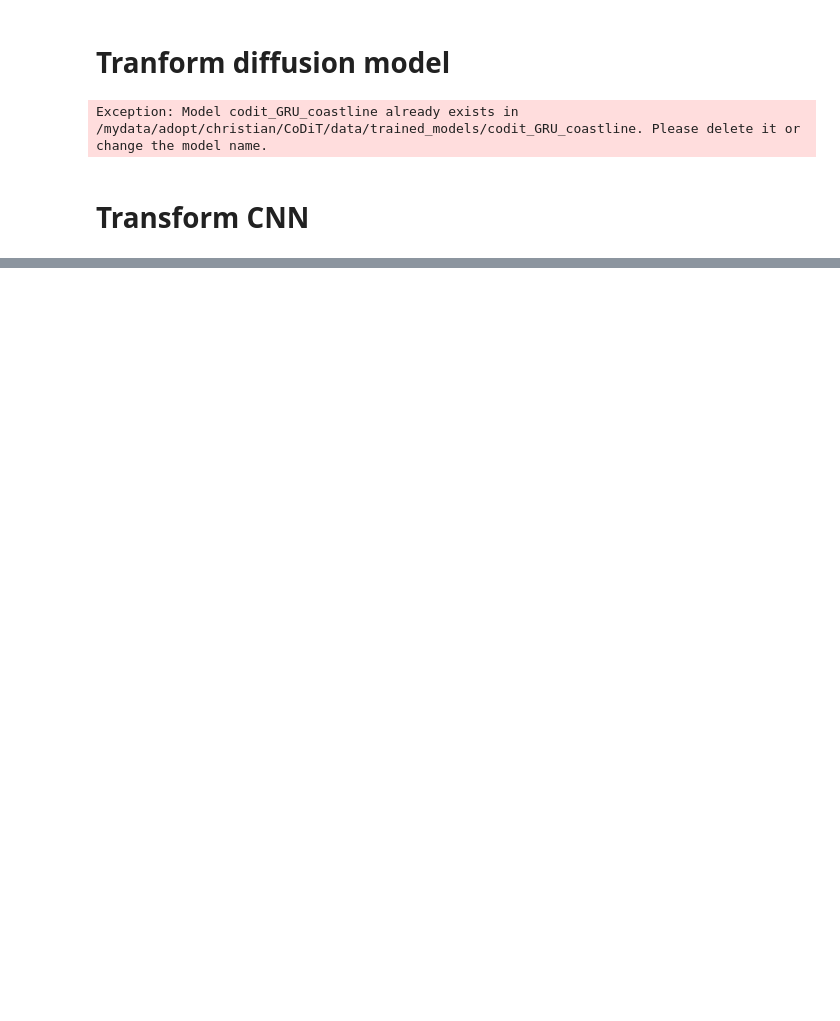
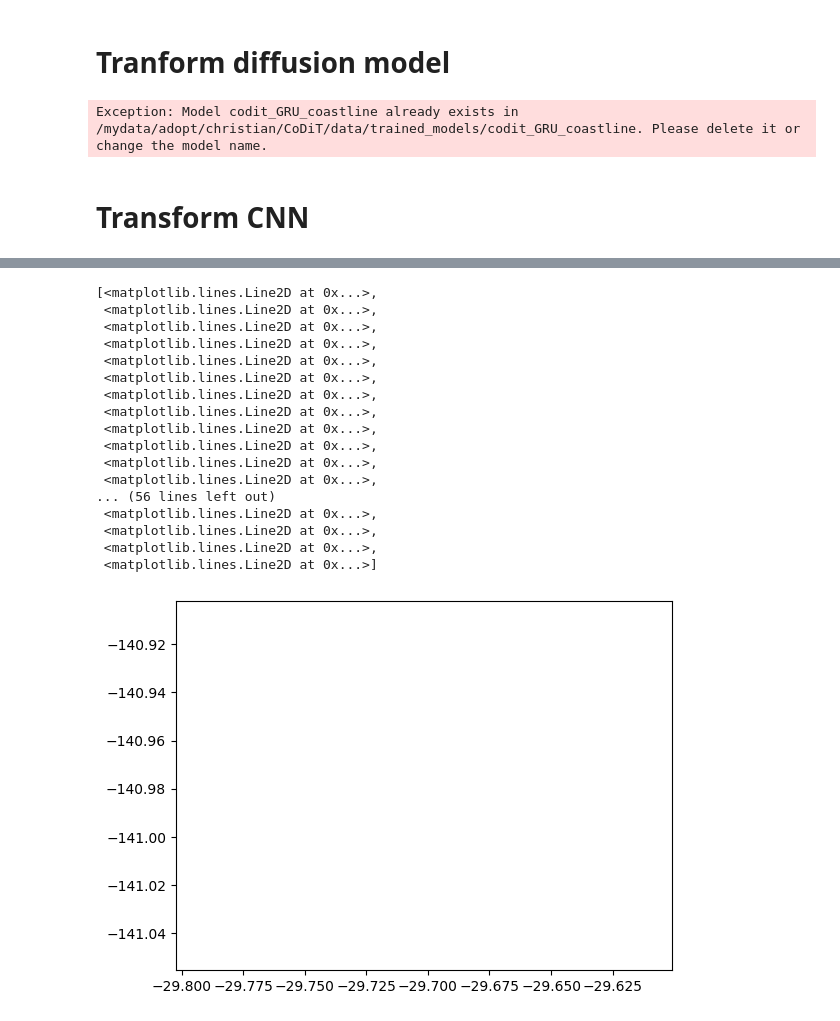
Before and after one commit to SwissDataScienceCenter/CoDiT, a Jupyter notebook: notebooks/making_predictions.ipynb, the cells around one changed output, grey strips where cells are left out. Saved outputs shown, nothing was run; the diff lists cells and outputs as text; code cells hidden in the pictures; blank space fills up the shorter version.

```diff
--- a/notebooks/making_predictions.ipynb
+++ b/notebooks/making_predictions.ipynb
@@ -86,8 +76,36 @@ start_position, times, interpolator, coordinates = test_dataset[1]
 # %%
-pred_coord = loaded_model.predict(
+pred_coord = {}
+pred_coord['hycom'] = hycom_model.predict(
     start_position,
-    times,
+    start_time,
+    72,
+    interpolator,
+    test_dataset,
+)
+print('CNN')
+pred_coord['cnn'] = cnn_model.predict(
+    start_position,
+    start_time,
+    72,
     interpolator,
     test_dataset,
     num_samples=100,
 )
+print('GRU')
+pred_coord['gru'] = gru_model.predict(
+    start_position,
+    start_time,
+    72,
+    interpolator,
+    test_dataset,
+    num_samples=100,
+)
+print('Transformer')
+pred_coord['transformer'] = transformer_model.predict(
+    start_position,
+    start_time,
+    72,
+    interpolator,
+    test_dataset,
+    num_samples=100,
+)
@@ -99,0 +173,21 @@ plt.show()
+# %%
+plt.plot(pred_coord['hycom'][...,0], pred_coord['hycom'][...,1], color='k', label=f'Predicted Path - hycom', zorder=9)
+# %% [output]
+[<matplotlib.lines.Line2D at 0x...>,
+ <matplotlib.lines.Line2D at 0x...>,
+ <matplotlib.lines.Line2D at 0x...>,
+ <matplotlib.lines.Line2D at 0x...>,
+ <matplotlib.lines.Line2D at 0x...>,
+ <matplotlib.lines.Line2D at 0x...>,
+ <matplotlib.lines.Line2D at 0x...>,
+ <matplotlib.lines.Line2D at 0x...>,
+ <matplotlib.lines.Line2D at 0x...>,
+ <matplotlib.lines.Line2D at 0x...>,
+ <matplotlib.lines.Line2D at 0x...>,
+ <matplotlib.lines.Line2D at 0x...>,
+... (56 lines left out)
+ <matplotlib.lines.Line2D at 0x...>,
+ <matplotlib.lines.Line2D at 0x...>,
+ <matplotlib.lines.Line2D at 0x...>,
+ <matplotlib.lines.Line2D at 0x...>]
+[figure, added]
```
Also changed, not shown: parts of 11 cells of this notebook, 8 other files.
